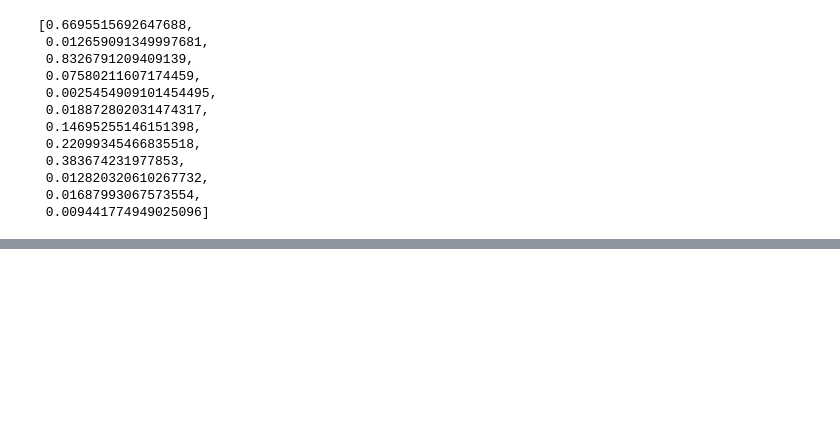
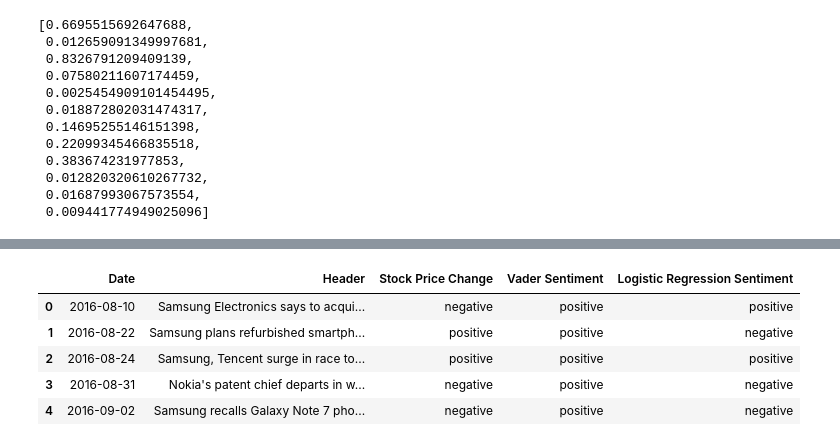
Before and after one commit to anair123/NLP-Final-Project, a Jupyter notebook: NLP Project/Samsung.ipynb, the cells around one changed output, grey strips where cells are left out. Drawn from its saved outputs; the diff is of its cells as text; code cells hidden in the pictures; blank space fills up the shorter version.

```diff
--- a/NLP Project/Samsung.ipynb
+++ b/NLP Project/Samsung.ipynb
@@ -457,4 +442,5 @@ df.head()
 | 4 | 2016-09-02 | Samsung recalls Galaxy Note 7 pho... | - Samsung Electronics Co Ltd has ... | 31900.0 | 8153000 | -2.803169 | -60.291639 | Samsung Electronics Co Ltd recall... | ... |
 # %%
 df['Vader Sentiment'] = df['Vader Sentiment Score'].apply(lambda x: "positive" if x>0 else "negative")
-df['Logistic Regression Sentiment'] = df['Vader Sentiment Score'].apply(lambda x: "positive" if x==1 else "negative")
+df['Logistic Regression Sentiment'] = df['sentiment_prob'].apply(lambda x: "positive" if x>0.5 else "negative")
+df['Stock Price Change'] = df['% Change in Stock Price Per Day'].apply(lambda x: "positive" if x>0 else "negative")
@@ -462,0 +447,11 @@ df_summary = df
+# %%
+columns = ['Date','Header','Stock Price Change', 'Vader Sentiment', 'Logistic Regression Sentiment']
+df_summary = df[columns]
+df_summary.head()
+# %% [output]
+|  | Date | Header | Stock Price Change | Vader Sentiment | Logistic Regression Sentiment |
+| 0 | 2016-08-10 | Samsung Electronics says to acqui... | negative | positive | positive |
+| 1 | 2016-08-22 | Samsung plans refurbished smartph... | positive | positive | negative |
+| 2 | 2016-08-24 | Samsung, Tencent surge in race to... | positive | positive | positive |
+| 3 | 2016-08-31 | Nokia's patent chief departs in w... | negative | positive | negative |
+| 4 | 2016-09-02 | Samsung recalls Galaxy Note 7 pho... | negative | positive | negative |
```
Also changed, not shown: parts of 2 cells of this notebook.
